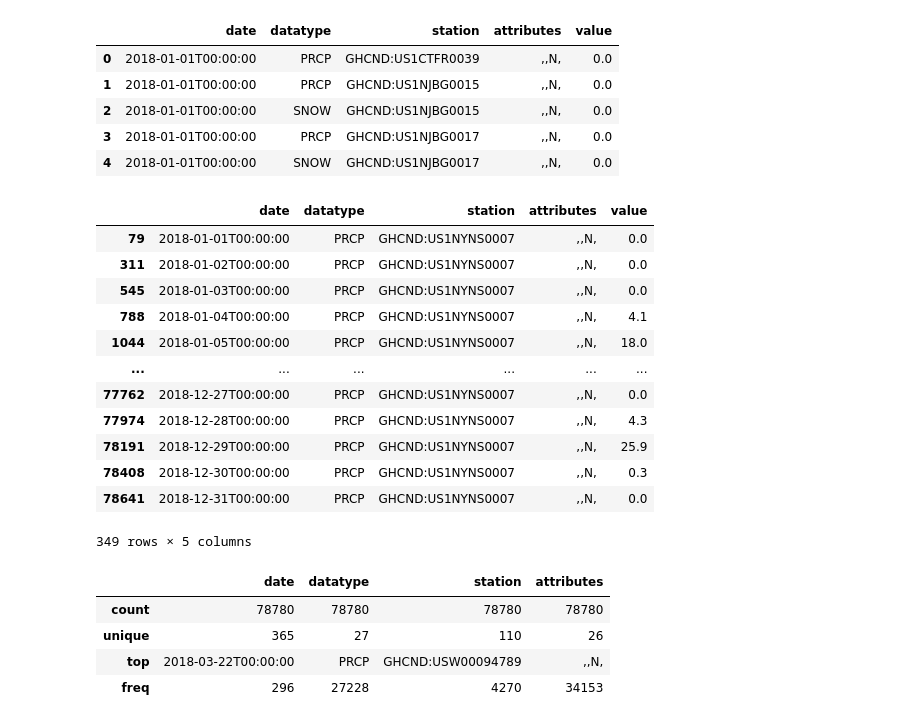
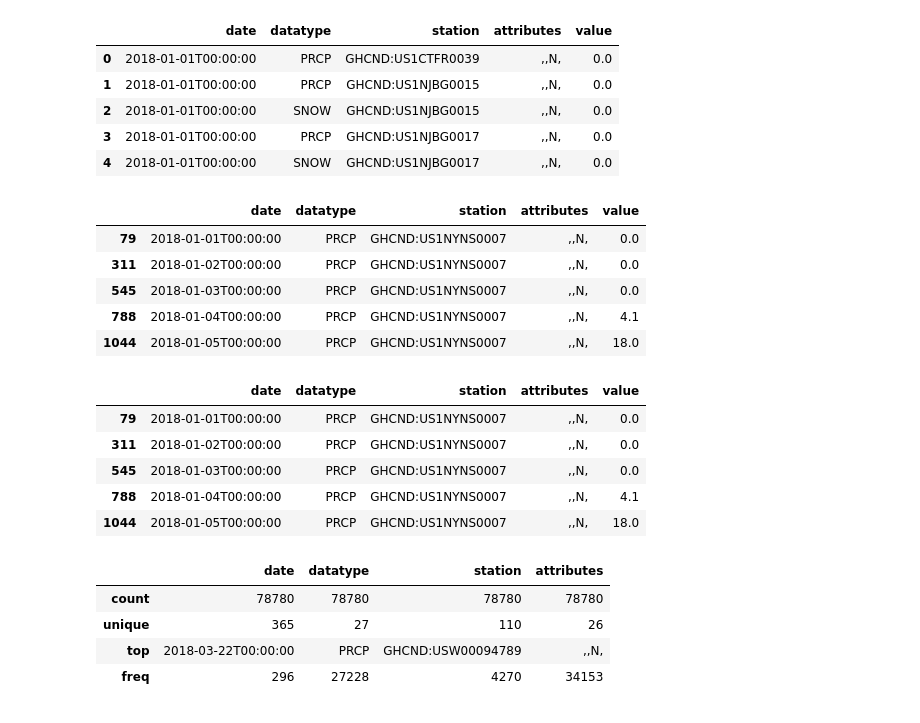
Before and after one commit to hfairyz/AI_ML, a Jupyter notebook: week5.ipynb, the cells around one changed output. Drawn from its saved outputs; the diff is of its cells as text; code cells hidden in the pictures.

```diff
--- a/week5.ipynb
+++ b/week5.ipynb
@@ -184,25 +184,28 @@ weather.head()
 | 2 | 2018-01-01T00:00:00 | SNOW | GHCND:US1NJBG0015 | ,,N, | 0.0 |
 | 3 | 2018-01-01T00:00:00 | PRCP | GHCND:US1NJBG0017 | ,,N, | 0.0 |
 | 4 | 2018-01-01T00:00:00 | SNOW | GHCND:US1NJBG0017 | ,,N, | 0.0 |
+# %%
+snow_data = weather.query('datatype == "PRCP" and station.str.contains("S0007")', engine='python')
+snow_data.head()
+# %% [output]
+|  | date | datatype | station | attributes | value |
+| 79 | 2018-01-01T00:00:00 | PRCP | GHCND:US1NYNS0007 | ,,N, | 0.0 |
+| 311 | 2018-01-02T00:00:00 | PRCP | GHCND:US1NYNS0007 | ,,N, | 0.0 |
+| 545 | 2018-01-03T00:00:00 | PRCP | GHCND:US1NYNS0007 | ,,N, | 0.0 |
+| 788 | 2018-01-04T00:00:00 | PRCP | GHCND:US1NYNS0007 | ,,N, | 4.1 |
+| 1044 | 2018-01-05T00:00:00 | PRCP | GHCND:US1NYNS0007 | ,,N, | 18.0 |
 # %%
 weather.loc[
     (weather.datatype == 'PRCP')
     & weather.station.str.contains('S0007'), :
-]
+].head()
 # %% [output]
 |  | date | datatype | station | attributes | value |
 | 79 | 2018-01-01T00:00:00 | PRCP | GHCND:US1NYNS0007 | ,,N, | 0.0 |
 | 311 | 2018-01-02T00:00:00 | PRCP | GHCND:US1NYNS0007 | ,,N, | 0.0 |
 | 545 | 2018-01-03T00:00:00 | PRCP | GHCND:US1NYNS0007 | ,,N, | 0.0 |
 | 788 | 2018-01-04T00:00:00 | PRCP | GHCND:US1NYNS0007 | ,,N, | 4.1 |
 | 1044 | 2018-01-05T00:00:00 | PRCP | GHCND:US1NYNS0007 | ,,N, | 18.0 |
-| ... | ... | ... | ... | ... | ... |
-| 77762 | 2018-12-27T00:00:00 | PRCP | GHCND:US1NYNS0007 | ,,N, | 0.0 |
-| 77974 | 2018-12-28T00:00:00 | PRCP | GHCND:US1NYNS0007 | ,,N, | 4.3 |
-| 78191 | 2018-12-29T00:00:00 | PRCP | GHCND:US1NYNS0007 | ,,N, | 25.9 |
-| 78408 | 2018-12-30T00:00:00 | PRCP | GHCND:US1NYNS0007 | ,,N, | 0.3 |
-| 78641 | 2018-12-31T00:00:00 | PRCP | GHCND:US1NYNS0007 | ,,N, | 0.0 |
-349 rows × 5 columns
 # %%
 weather.describe(include='object')
 # %% [output]
```
